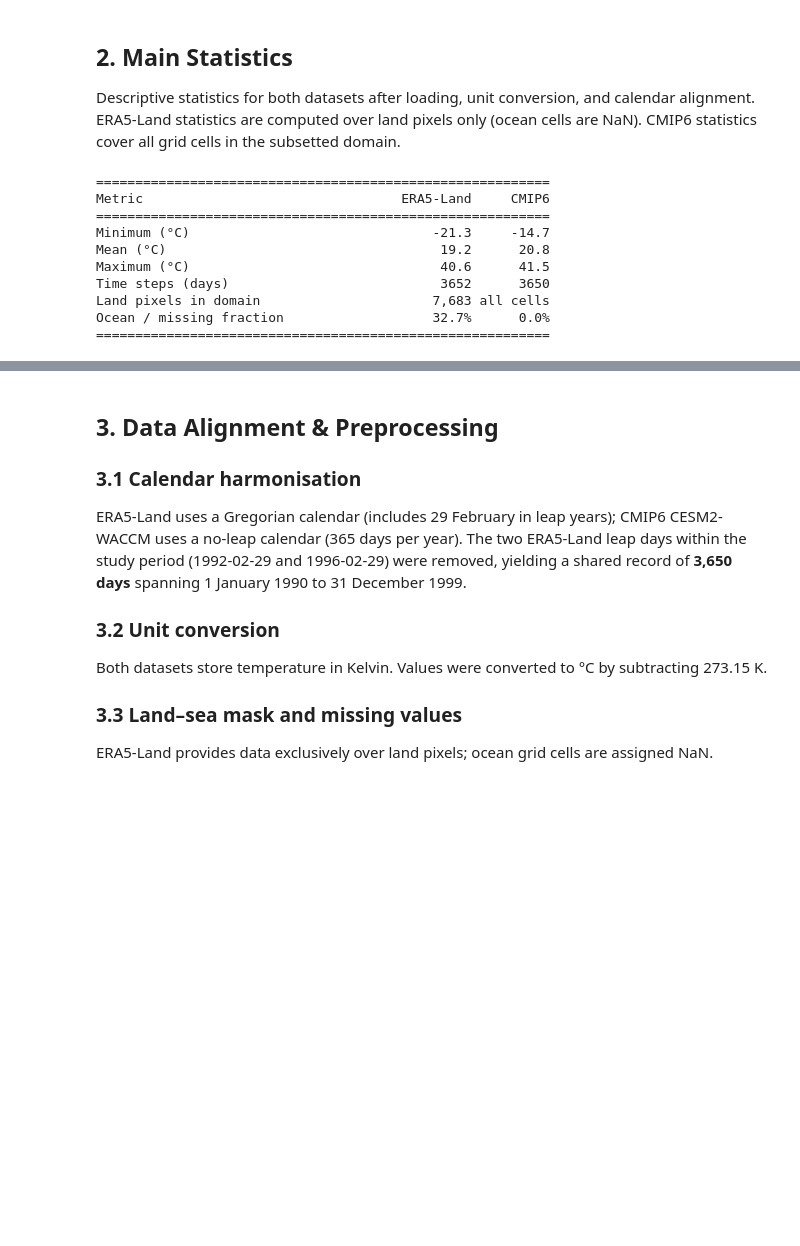
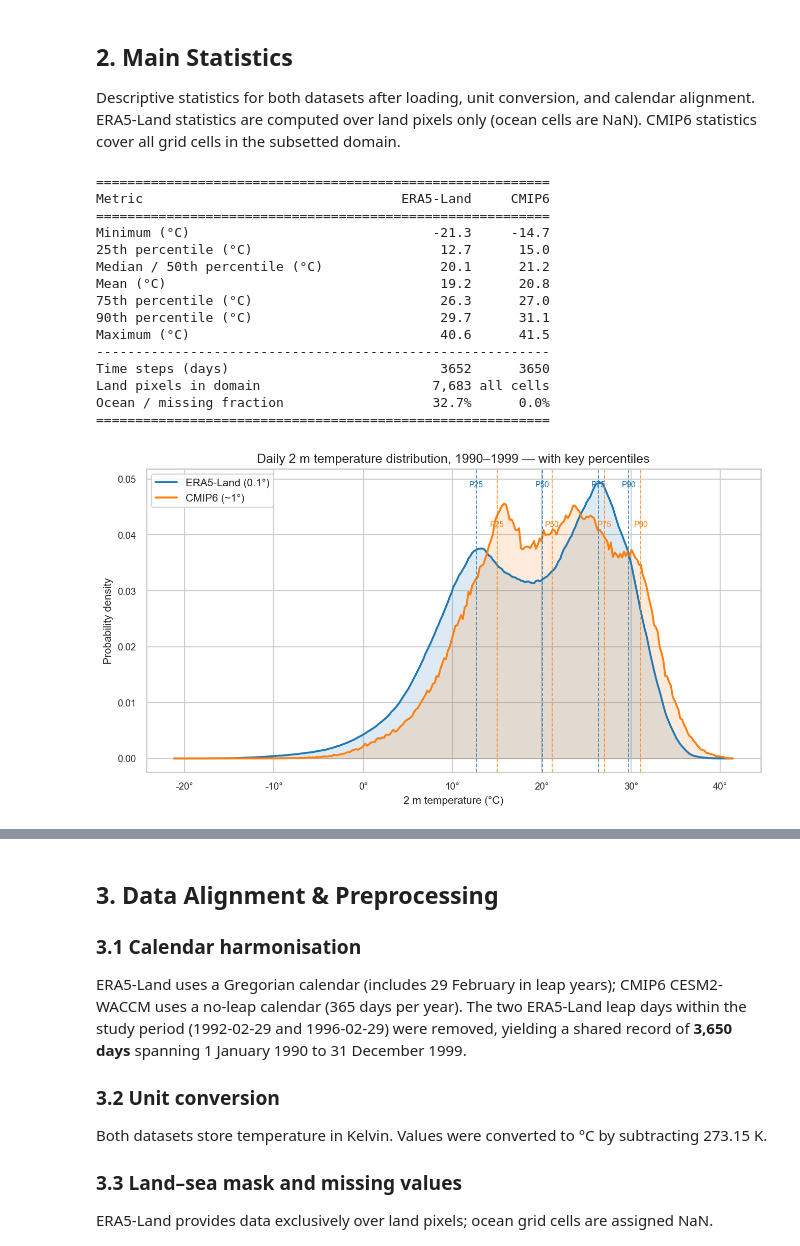
Before and after one commit to Shirlevran9/downscaling-thesis, a Jupyter notebook: notebooks/01_initial_data_exploration.ipynb, the cells around one changed output, grey strips where cells are left out. Cells and saved outputs as stored; diff of their text form; code cells hidden in the pictures; blank space fills up the shorter version.

```diff
--- a/notebooks/01_initial_data_exploration.ipynb
+++ b/notebooks/01_initial_data_exploration.ipynb
@@ -151,12 +151,22 @@ n_era5_days    = era5_vals.shape[0]
 cmip_flat   = cmip_vals[np.isfinite(cmip_vals)]
 n_cmip_days = cmip_vals.shape[0]
 
+# Percentile levels
+pct_levels = [25, 50, 75, 90]
+era5_pcts  = np.percentile(era5_land_flat, pct_levels)
+cmip_pcts  = np.percentile(cmip_flat,      pct_levels)
+
 print("=" * 58)
 print(f"{'Metric':<38} {'ERA5-Land':>9} {'CMIP6':>9}")
 print("=" * 58)
 print(f"{'Minimum (°C)':<38} {era5_land_flat.min():>9.1f} {cmip_flat.min():>9.1f}")
+print(f"{'25th percentile (°C)':<38} {era5_pcts[0]:>9.1f} {cmip_pcts[0]:>9.1f}")
+print(f"{'Median / 50th percentile (°C)':<38} {era5_pcts[1]:>9.1f} {cmip_pcts[1]:>9.1f}")
 print(f"{'Mean (°C)':<38} {era5_land_flat.mean():>9.1f} {cmip_flat.mean():>9.1f}")
+print(f"{'75th percentile (°C)':<38} {era5_pcts[2]:>9.1f} {cmip_pcts[2]:>9.1f}")
+print(f"{'90th percentile (°C)':<38} {era5_pcts[3]:>9.1f} {cmip_pcts[3]:>9.1f}")
 print(f"{'Maximum (°C)':<38} {era5_land_flat.max():>9.1f} {cmip_flat.max():>9.1f}")
+print("-" * 58)
 print(f"{'Time steps (days)':<38} {n_era5_days:>9d} {n_cmip_days:>9d}")
 print(f"{'Land pixels in domain':<38} {n_land_pixels:>9,d} {'all cells':>9}")
 print(f"{'Ocean / missing fraction':<38} {missing_frac:>9.1%} {'0.0%':>9}")
@@ -166,9 +176,25 @@ print("=" * 58)
 Metric                                 ERA5-Land     CMIP6
 ==========================================================
 Minimum (°C)                               -21.3     -14.7
+25th percentile (°C)                        12.7      15.0
+Median / 50th percentile (°C)               20.1      21.2
 Mean (°C)                                   19.2      20.8
+75th percentile (°C)                        26.3      27.0
+90th percentile (°C)                        29.7      31.1
 Maximum (°C)                                40.6      41.5
+----------------------------------------------------------
 Time steps (days)                           3652      3650
 Land pixels in domain                      7,683 all cells
 Ocean / missing fraction                   32.7%      0.0%
 ==========================================================
+# %%
+# ── Fig. 2a: Temperature distribution with percentiles ───────────────────────
+fig = viz.plot_temperature_percentiles(
+    era5_flat=era5_land_flat,
+    cmip_flat=cmip_flat,
+    percentiles=(25, 50, 75, 90),
+    save_path=PLOT_DIR / 'fig02a_temperature_distribution.png',
+)
+plt.show()
+# %% [output]
+[figure, added]
```
Also changed, not shown: parts of 1 cell of this notebook, 4 other files.
